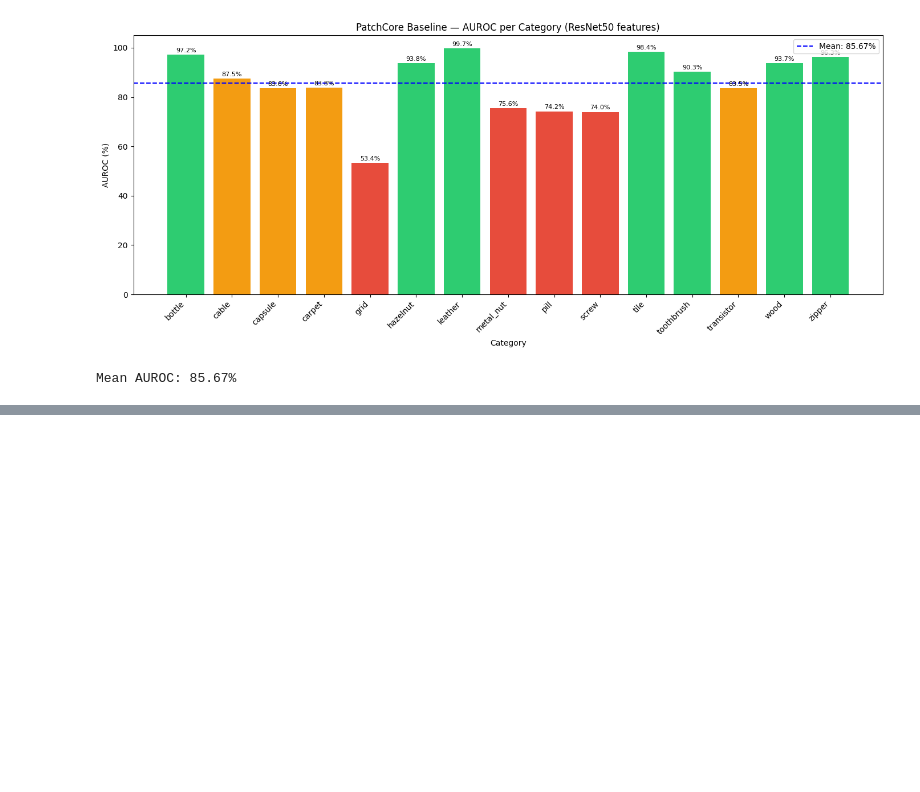
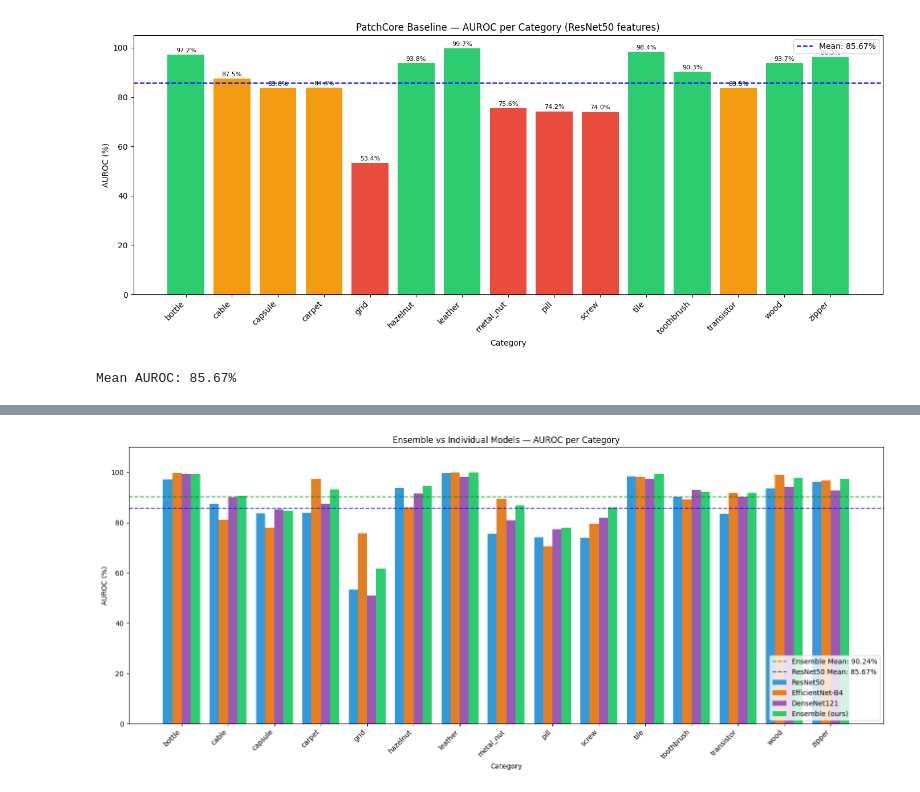
Before and after one commit to Sarma1947/automotive-defect-detection, a Jupyter notebook: notebooks/01_eda.ipynb, the cells around one changed output, grey strips where cells are left out. Cells and saved outputs as stored; diff of their text form; code cells hidden in the pictures; blank space fills up the shorter version.

Commit message:
Add ensemble results - 90.24% mean AUROC beating all individual models

```diff
--- a/notebooks/01_eda.ipynb
+++ b/notebooks/01_eda.ipynb
@@ -568,0 +704,29 @@ Mean AUROC: 85.67%
+# %%
+fig, ax = plt.subplots(figsize=(16, 7))
+x = np.arange(len(categories))
+width = 0.2
+
+r1 = ax.bar(x - 1.5*width, [all_results['ResNet50'][c] for c in categories],
+            width, label='ResNet50', color='#3498db')
+r2 = ax.bar(x - 0.5*width, [all_results['EfficientNet-B4'][c] for c in categories],
+            width, label='EfficientNet-B4', color='#e67e22')
+r3 = ax.bar(x + 0.5*width, [all_results['DenseNet121'][c] for c in categories],
+            width, label='DenseNet121', color='#9b59b6')
+r4 = ax.bar(x + 1.5*width, [ensemble_results[c] for c in categories],
+            width, label='Ensemble (ours)', color='#2ecc71')
+
+ax.axhline(y=90.24, color='green', linestyle='--', alpha=0.7, label='Ensemble Mean: 90.24%')
+ax.axhline(y=85.67, color='blue', linestyle='--', alpha=0.7, label='ResNet50 Mean: 85.67%')
+
+ax.set_xlabel('Category')
+ax.set_ylabel('AUROC (%)')
+ax.set_title('Ensemble vs Individual Models — AUROC per Category')
+ax.set_xticks(x)
+ax.set_xticklabels(categories, rotation=45, ha='right')
+ax.set_ylim(0, 110)
+ax.legend(loc='lower right')
+plt.tight_layout()
+plt.savefig('../outputs/ensemble_comparison.png', dpi=150, bbox_inches='tight')
+plt.show()
+# %% [output]
+[figure, added]
```
Also changed, not shown: parts of 2 cells of this notebook.
